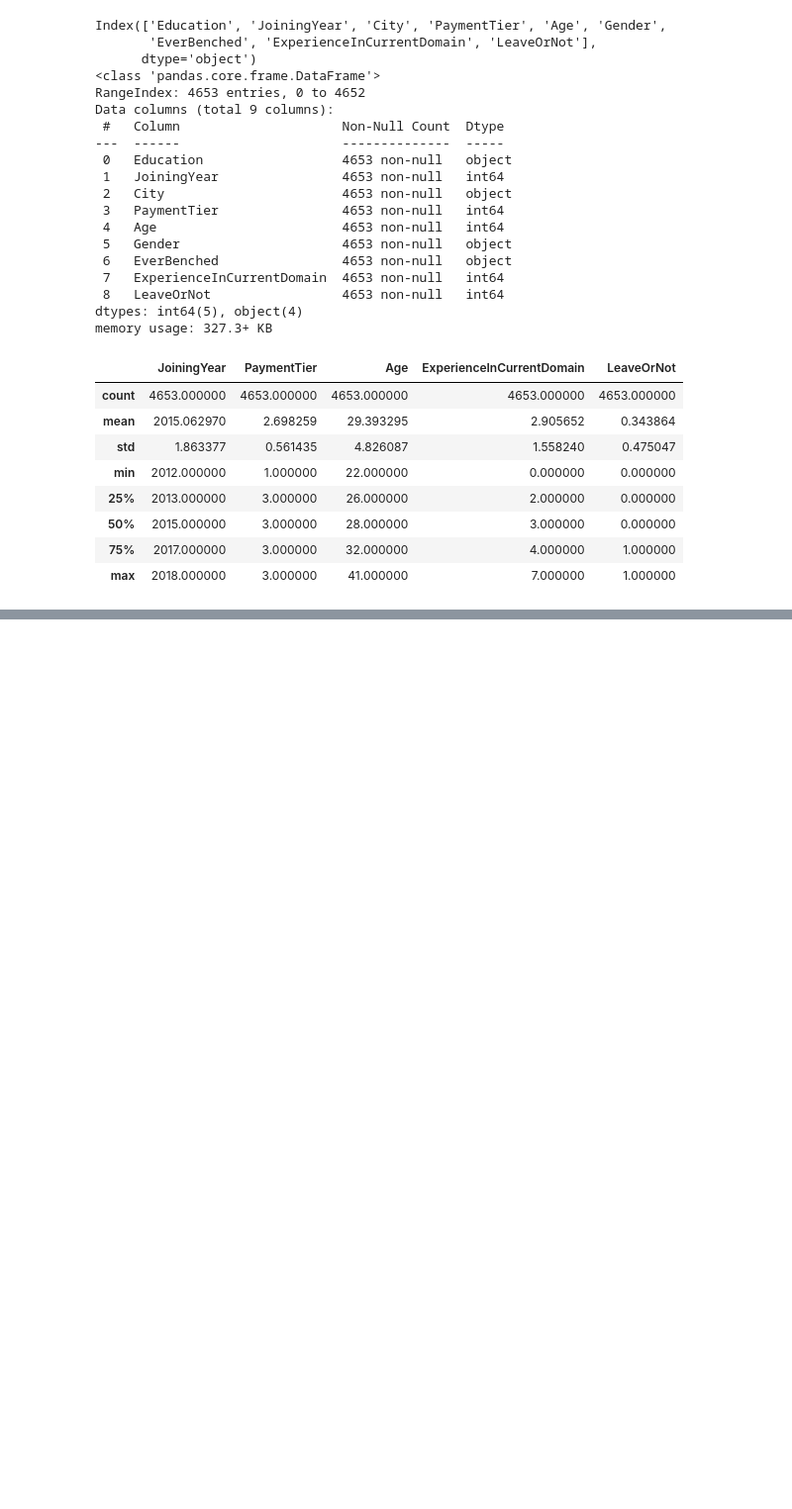
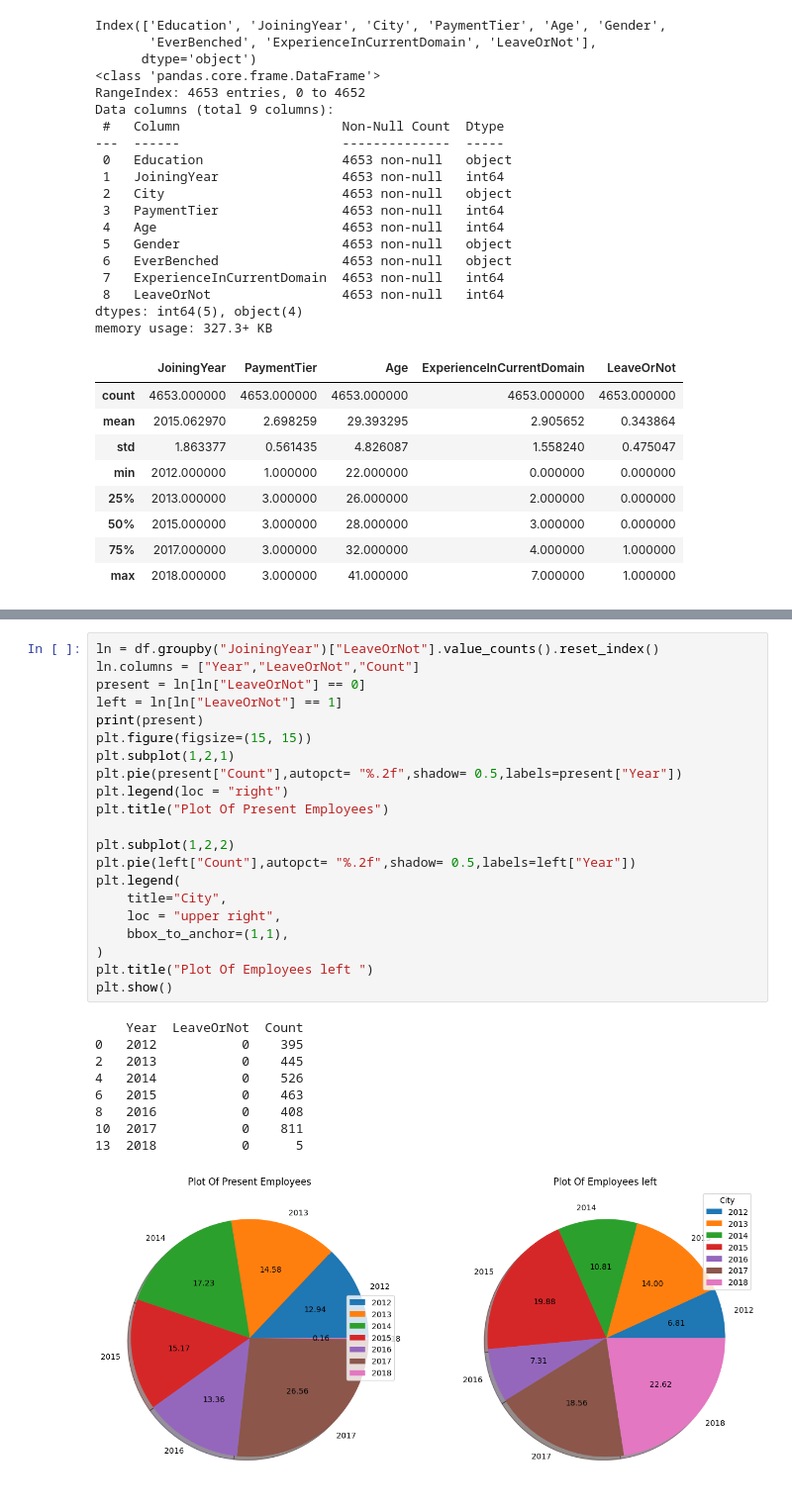
Before and after one commit to Sudheerkumar099/daily-tasks, a Jupyter notebook: 13-01-2026/session.ipynb, the cells around one changed output, grey strips where cells are left out. Shown at 99% size. Saved outputs shown, nothing was run; the diff lists cells and outputs as text; blank space fills up the shorter version.

```diff
--- a/13-01-2026/session.ipynb
+++ b/13-01-2026/session.ipynb
@@ -123,0 +169,31 @@ print(df.sort_values("Age"))
+# %%
+ln = df.groupby("JoiningYear")["LeaveOrNot"].value_counts().reset_index()
+ln.columns = ["Year","LeaveOrNot","Count"]
+present = ln[ln["LeaveOrNot"] == 0]
+left = ln[ln["LeaveOrNot"] == 1]
+print(present)
+plt.figure(figsize=(15, 15))
+plt.subplot(1,2,1)
+plt.pie(present["Count"],autopct= "%.2f",shadow= 0.5,labels=present["Year"])
+plt.legend(loc = "right")
+plt.title("Plot Of Present Employees")
+
+plt.subplot(1,2,2)
+plt.pie(left["Count"],autopct= "%.2f",shadow= 0.5,labels=left["Year"])
+plt.legend(
+    title="City",
+    loc = "upper right",
+    bbox_to_anchor=(1,1),
+)
+plt.title("Plot Of Employees left ")
+plt.show()
+# %% [output]
+    Year  LeaveOrNot  Count
+0   2012           0    395
+2   2013           0    445
+4   2014           0    526
+6   2015           0    463
+8   2016           0    408
+10  2017           0    811
+13  2018           0      5
+[figure, added]
```
Also changed, not shown: parts of 9 cells of this notebook.
